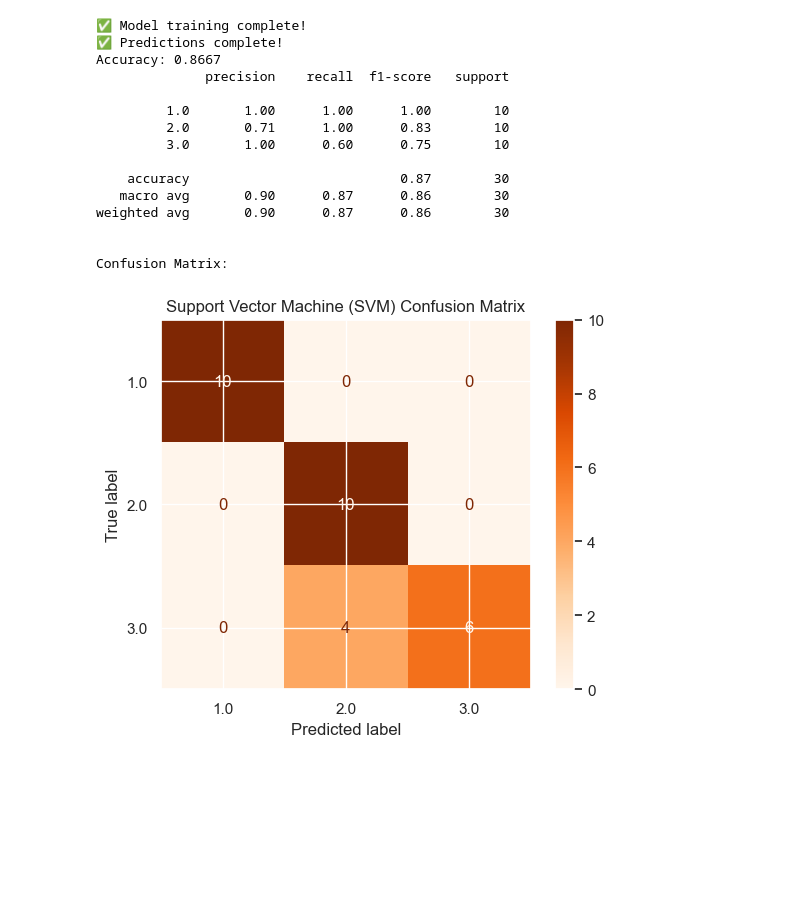
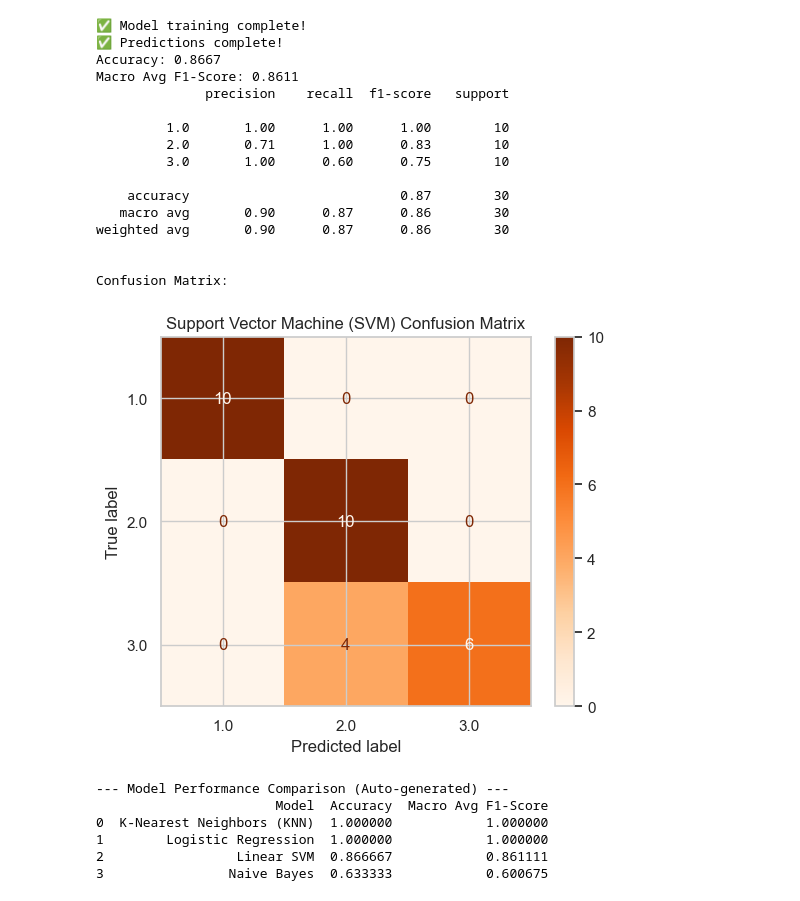
Before and after one commit to miaMAYUE/digi_rec_proj, a Jupyter notebook: test.ipynb, the cells around one changed output. Drawn from its saved outputs; the diff is of its cells as text; code cells hidden in the pictures; blank space fills up the shorter version.

```diff
--- a/test.ipynb
+++ b/test.ipynb
@@ -124,19 +123,21 @@ import seaborn as sns
 import numpy as np
 
 # 设置绘图风格
-sns.set(style="darkgrid")
+sns.set_theme(style="whitegrid")
 
 # 绘制条形图来显示每个标签的数量
 plt.figure(figsize=(8, 5)) # 设置画布大小
-sns.countplot(x=train_y_1d.astype(int), palette="viridis")
 
-plt.title("训练集中各数字的样本数量分布")
-plt.xlabel("数字标签")
-plt.ylabel("样本数量")
+data_to_plot = pd.DataFrame({'label': train_y_1d.astype(int)})
+sns.countplot(data=data_to_plot, x='label', hue='label', palette="viridis", legend=False)
+
+plt.title("Distribution of Samples per Digit in Training Set")
+plt.xlabel("Digit Label")
+plt.ylabel("Number of Samples")
 plt.show()
 
 # 也可以用 numpy 直接打印出具体的数字
 unique, counts = np.unique(train_y_1d, return_counts=True)
-print("各数字的样本数:")
+print("Sample count per digit:")
 print(dict(zip(unique, counts)))
 # %% [output]
@@ -345,7 +433,7 @@ Confusion Matrix:
 # %%
 # SVM Model
 from sklearn.svm import SVC # Import the Support Vector Classifier
-from sklearn.metrics import accuracy_score, classification_report, ConfusionMatrixDisplay
+from sklearn.metrics import classification_report, ConfusionMatrixDisplay
 import matplotlib.pyplot as plt
 
 svm_model = SVC(kernel='linear', random_state=42)
@@ -359,34 +447,75 @@ y_pred_svm = svm_model.predict(test_x_scaled)
 print("✅ Predictions complete!")
 
 # Evaluate
-accuracy_svm = accuracy_score(test_y_1d, y_pred_svm)
+report_svm_dict = classification_report(test_y_1d, y_pred_svm, output_dict=True)
+accuracy_svm = report_svm_dict['accuracy']
+f1_svm = report_svm_dict['macro avg']['f1-score']
+
 print(f"Accuracy: {accuracy_svm:.4f}")
+print(f"Macro Avg F1-Score: {f1_svm:.4f}")
 print(classification_report(test_y_1d, y_pred_svm))
 
 # Confusion Matrix
 print("\nConfusion Matrix:")
 ConfusionMatrixDisplay.from_estimator(
     svm_model,
     test_x_scaled, # Use scaled data for visualization as well
     test_y_1d,
     cmap=plt.cm.Oranges # Let's use another color map
 )
 plt.title("Support Vector Machine (SVM) Confusion Matrix")
 plt.show()
 # %% [output]
 ✅ Model training complete!
 ✅ Predictions complete!
 Accuracy: 0.8667
+Macro Avg F1-Score: 0.8611
               precision    recall  f1-score   support
 
          1.0       1.00      1.00      1.00        10
          2.0       0.71      1.00      0.83        10
          3.0       1.00      0.60      0.75        10
 
     accuracy                           0.87        30
    macro avg       0.90      0.87      0.86        30
 weighted avg       0.90      0.87      0.86        30
 
 
 Confusion Matrix:
-[figure, old version]
+[figure, new version]
+# %%
+import pandas as pd
+
+model_performance_data = {
+    'Model': [
+        'K-Nearest Neighbors (KNN)',
+        'Naive Bayes',
+        'Logistic Regression',
+        'Linear SVM'
+    ],
+    'Accuracy': [
+        accuracy_knn,
+        accuracy_nb,
+        accuracy_lr,
+        accuracy_svm
+    ],
+    'Macro Avg F1-Score': [
+        f1_knn,
+        f1_nb,
+        f1_lr,
+        f1_svm
+    ]
+}
+
+performance_df = pd.DataFrame(model_performance_data)
+performance_df_sorted = performance_df.sort_values(by='Accuracy', ascending=False).reset_index(drop=True)
+
+print("--- Model Performance Comparison (Auto-generated) ---")
+print(performance_df_sorted)
+# %% [output]
+--- Model Performance Comparison (Auto-generated) ---
+                       Model  Accuracy  Macro Avg F1-Score
+0  K-Nearest Neighbors (KNN)  1.000000            1.000000
+1        Logistic Regression  1.000000            1.000000
+2                 Linear SVM  0.866667            0.861111
+3                Naive Bayes  0.633333            0.600675
```
Also changed, not shown: parts of 10 cells of this notebook, 4 other files.
